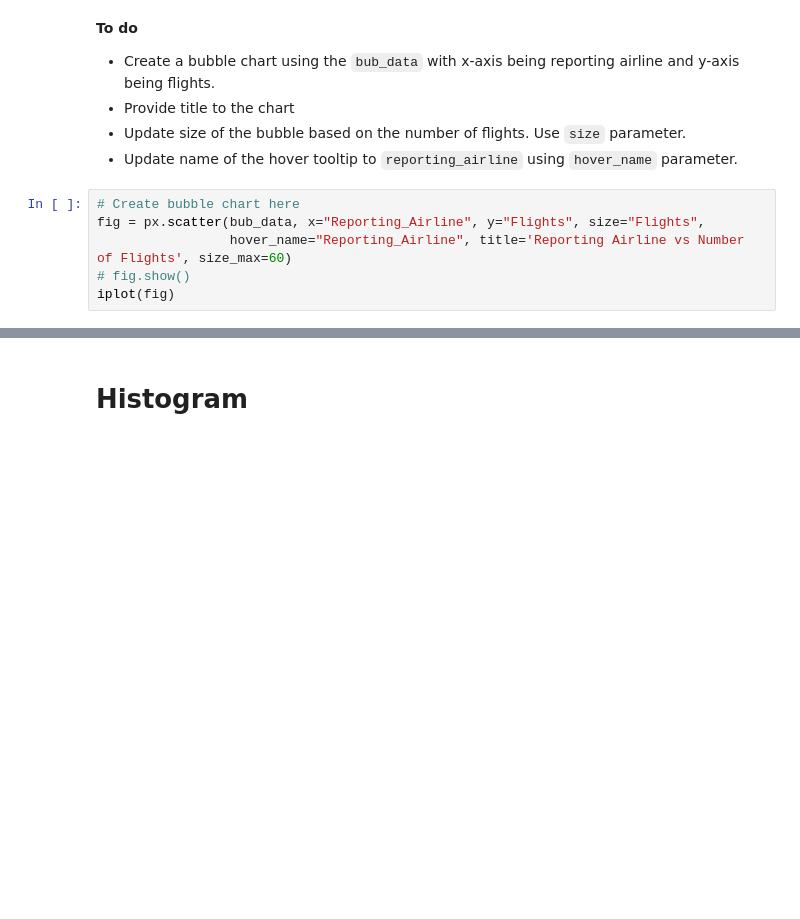
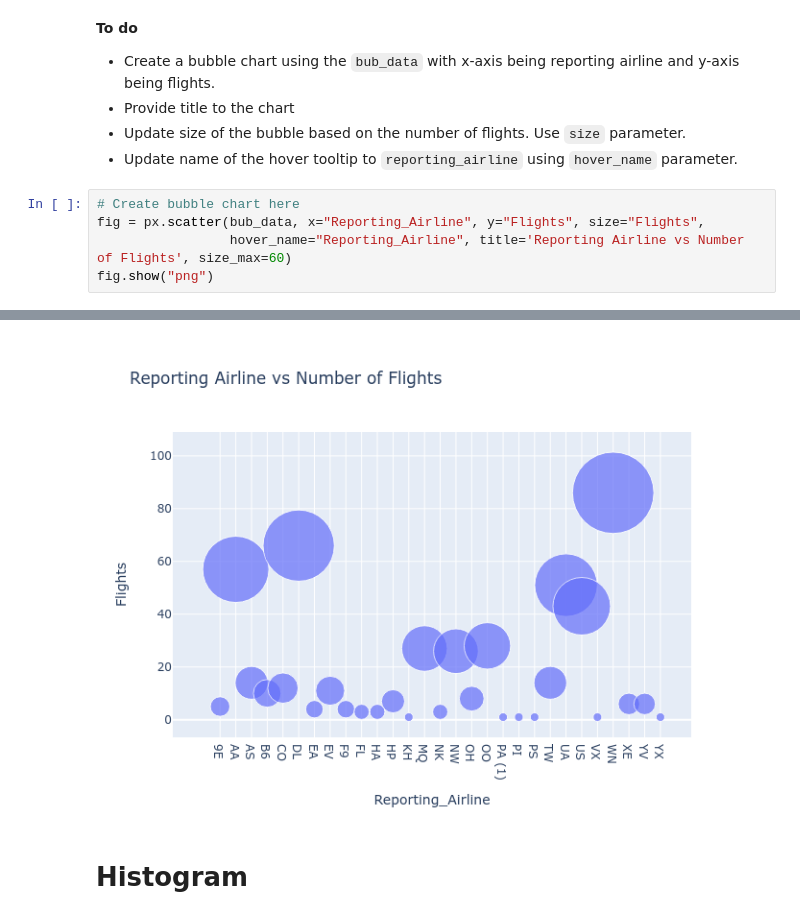
Before and after one commit to hsotoparada/Data-Science-Professional-Certificate, a Jupyter notebook: 08_Data_Visualization_Python/notebooks/week_4_1_Plotly_Basics.ipynb, the cells around one changed output, grey strips where cells are left out. Saved outputs shown, nothing was run; the diff lists cells and outputs as text; blank space fills up the shorter version.

```diff
--- a/08_Data_Visualization_Python/notebooks/week_4_1_Plotly_Basics.ipynb
+++ b/08_Data_Visualization_Python/notebooks/week_4_1_Plotly_Basics.ipynb
@@ -233,6 +230,5 @@ bub_data
 # Create bubble chart here
 fig = px.scatter(bub_data, x="Reporting_Airline", y="Flights", size="Flights",
                  hover_name="Reporting_Airline", title='Reporting Airline vs Number of Flights', size_max=60)
-# fig.show()
-iplot(fig)
+fig.show("png")
 # %% [output]
@@ -240,3 +235,4 @@ iplot(fig)
+[figure, added]
 # %% [markdown]
 # Histogram
 # %% [markdown]
```
Also changed, not shown: parts of 7 cells of this notebook, 1 other file.
